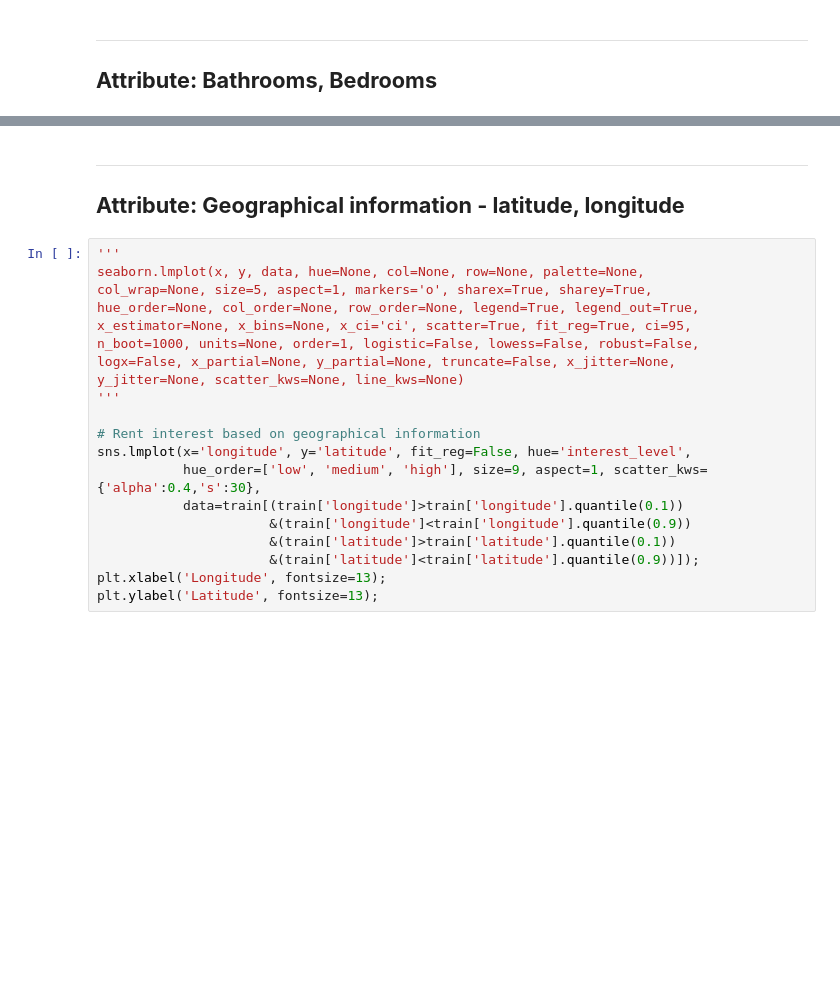
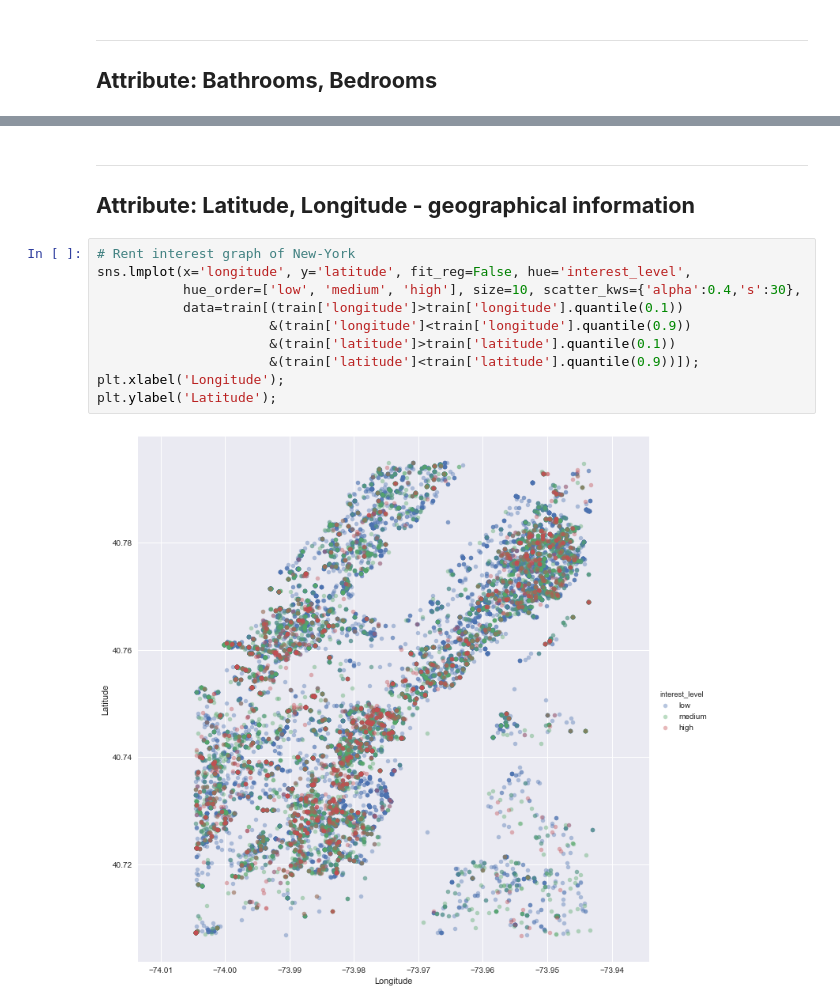
Before and after one commit to elisoyoungkim/rent-interest-classifier, a Jupyter notebook: two_sigma.ipynb, the cells around one changed output, grey strips where cells are left out. Drawn from its saved outputs; the diff is of its cells as text; blank space fills up the shorter version.

```diff
--- a/two_sigma.ipynb
+++ b/two_sigma.ipynb
@@ -347,25 +482,17 @@ grouped_bedroom[['low', 'medium', 'high']].plot.barh(stacked=True, figsize=(12.2
 # %% [markdown]
 ----------
-**Attribute:  Geographical information - latitude, longitude**
+**Attribute:  Latitude, Longitude - geographical information**
 ----------
 # %%
-'''
-seaborn.lmplot(x, y, data, hue=None, col=None, row=None, palette=None,
-col_wrap=None, size=5, aspect=1, markers='o', sharex=True, sharey=True,
-hue_order=None, col_order=None, row_order=None, legend=True, legend_out=True,
-x_estimator=None, x_bins=None, x_ci='ci', scatter=True, fit_reg=True, ci=95,
-n_boot=1000, units=None, order=1, logistic=False, lowess=False, robust=False,
-logx=False, x_partial=None, y_partial=None, truncate=False, x_jitter=None,
-y_jitter=None, scatter_kws=None, line_kws=None)
-'''
-
-# Rent interest based on geographical information
+# Rent interest graph of New-York
 sns.lmplot(x='longitude', y='latitude', fit_reg=False, hue='interest_level',
-           hue_order=['low', 'medium', 'high'], size=9, aspect=1, scatter_kws={'alpha':0.4,'s':30},
+           hue_order=['low', 'medium', 'high'], size=10, scatter_kws={'alpha':0.4,'s':30},
            data=train[(train['longitude']>train['longitude'].quantile(0.1))
                       &(train['longitude']<train['longitude'].quantile(0.9))
                       &(train['latitude']>train['latitude'].quantile(0.1))
                       &(train['latitude']<train['latitude'].quantile(0.9))]);
-plt.xlabel('Longitude', fontsize=13);
-plt.ylabel('Latitude', fontsize=13);
+plt.xlabel('Longitude');
+plt.ylabel('Latitude');
+# %% [output]
+[figure, added]
 # %% [markdown]
```
Also changed, not shown: parts of 26 cells of this notebook.
